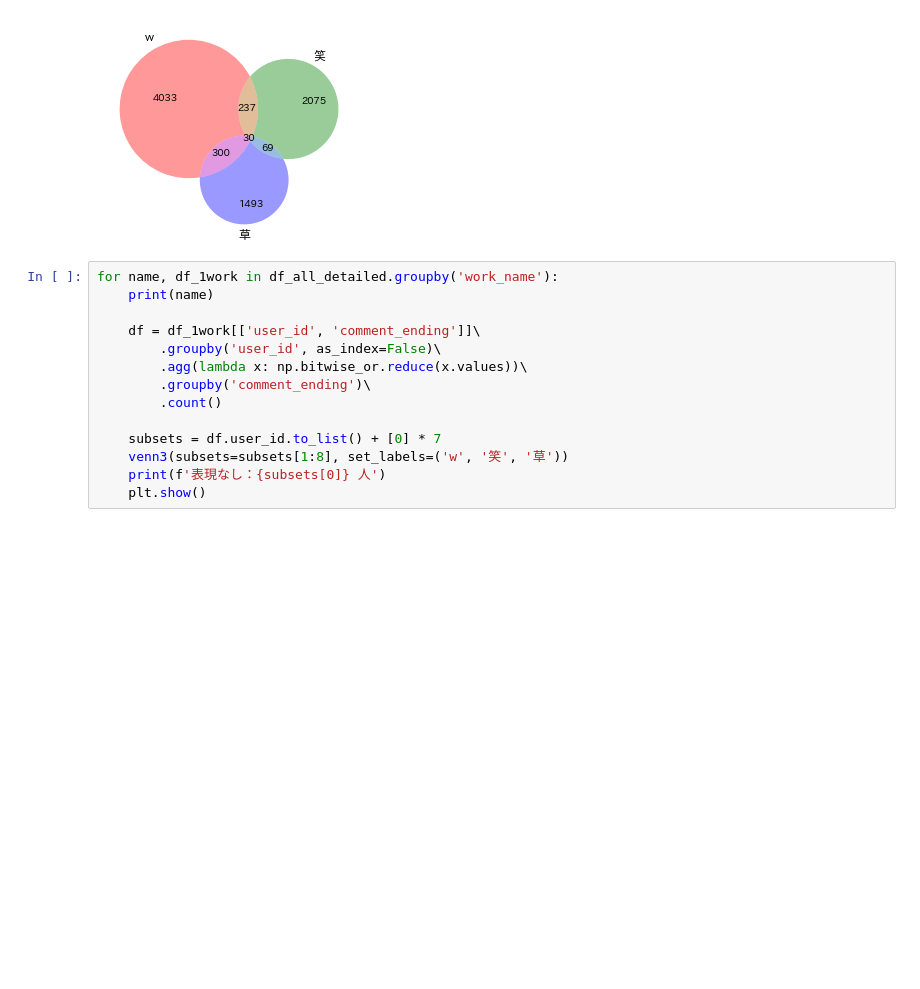
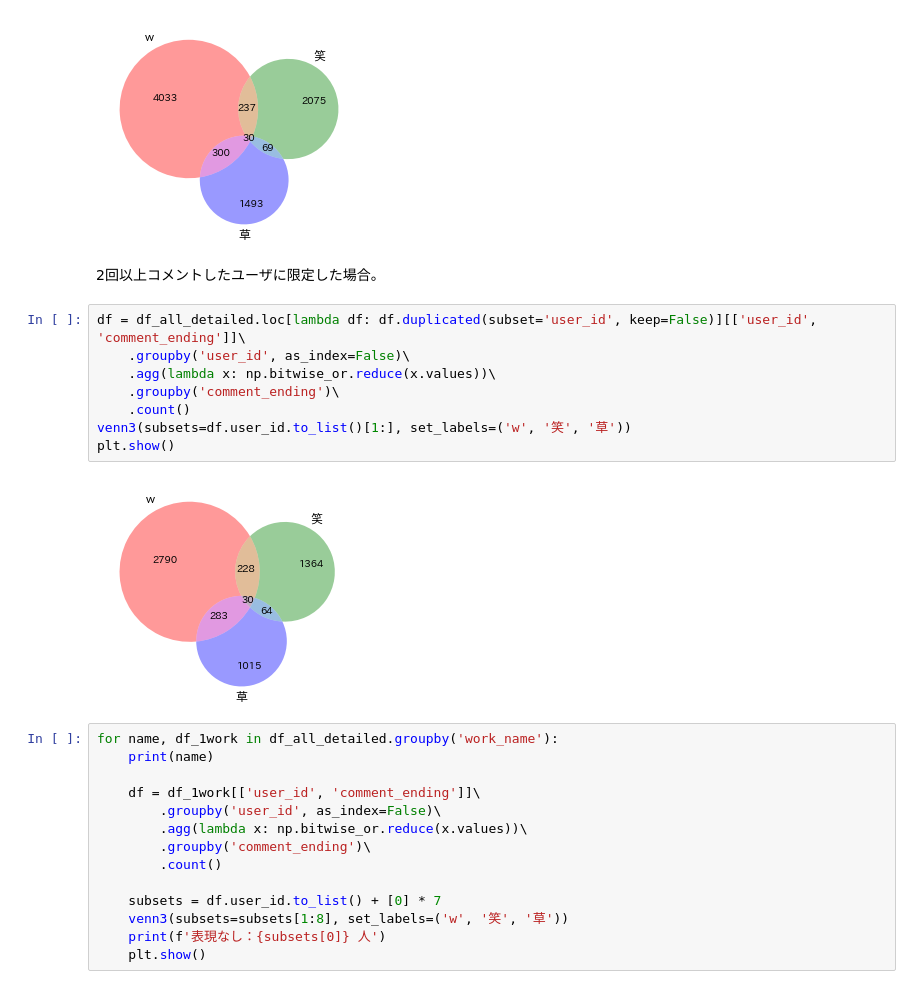
Before and after one commit to aSatoshiShimomura/ncg2022-training-DA, a Jupyter notebook: work/kusa_count_per_user.ipynb, the cells around one changed output. Saved outputs shown, nothing was run; the diff lists cells and outputs as text; blank space fills up the shorter version.

```diff
--- a/work/kusa_count_per_user.ipynb
+++ b/work/kusa_count_per_user.ipynb
@@ -462,6 +462,18 @@ venn3(subsets=df.user_id.to_list()[1:], set_labels=('w', '笑', '草'))
 plt.show()
 # %% [output]
 [figure]
+# %% [markdown]
+2回以上コメントしたユーザに限定した場合。
+# %%
+df = df_all_detailed.loc[lambda df: df.duplicated(subset='user_id', keep=False)][['user_id', 'comment_ending']]\
+    .groupby('user_id', as_index=False)\
+    .agg(lambda x: np.bitwise_or.reduce(x.values))\
+    .groupby('comment_ending')\
+    .count()
+venn3(subsets=df.user_id.to_list()[1:], set_labels=('w', '笑', '草'))
+plt.show()
+# %% [output]
+[figure, added]
 # %%
 for name, df_1work in df_all_detailed.groupby('work_name'):
     print(name)
```
